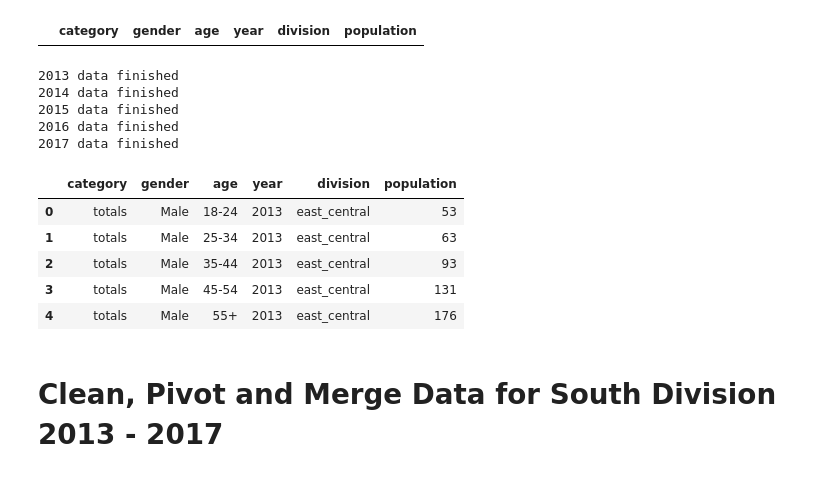
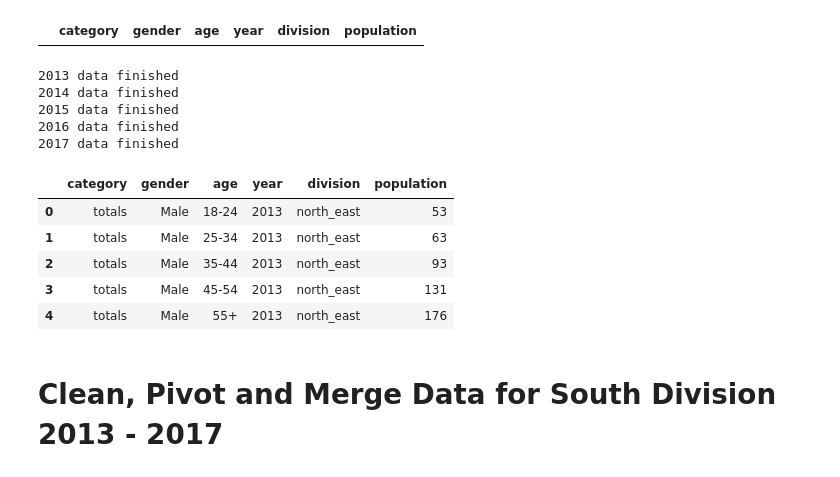
Before and after one commit to david880110/Media-Behavior-Trends-Analytics, a Jupyter notebook: data_engineering.ipynb, the cells around one changed output. Saved outputs shown, nothing was run; the diff lists cells and outputs as text; code cells hidden in the pictures.

Commit message:
refresh clean_data.csv

```diff
--- a/data_engineering.ipynb
+++ b/data_engineering.ipynb
@@ -127,39 +127,39 @@ for year in [2013, 2014, 2015, 2016, 2017]:
                     + [int(row[17])]+ [int(row[6])]\
                     + [int(row[9])] + [int(row[12])]\
                     + [int(row[15])]+ [int(row[18])]
     #print(pop_list)
 
     # create yearly data frame
     yearly_data_ne = pd.DataFrame(columns=['category','gender','age','year','division','population'])
 
     # Move values into clean_ec_data data frame
     yearly_data_ne["category"] = cat_list_final
     yearly_data_ne['gender'] = (['Male']*len(['18-24', '25-34', '35-44', '45-54', '55+'])+['Female']*len(['18-24', '25-34', '35-44', '45-54', '55+']))*len(cat_list)
     yearly_data_ne['age'] = ['18-24', '25-34', '35-44', '45-54', '55+']*len(['Male', 'Female'])*len(cat_list)
     yearly_data_ne['year'] = [year]*len(cat_list)*len(['Male', 'Female'])*len(['18-24', '25-34', '35-44', '45-54', '55+'])
-    yearly_data_ne['division'] = ['east_central']*len(cat_list)*len(['Male', 'Female'])*len(['18-24', '25-34', '35-44', '45-54', '55+'])
+    yearly_data_ne['division'] = ['north_east']*len(cat_list)*len(['Male', 'Female'])*len(['18-24', '25-34', '35-44', '45-54', '55+'])
     yearly_data_ne['population'] = pop_list
 
     #print(yearly_data_ne)
 
     # Append yearly datafram generated from loop into clean data frame
     clean_data_ne = pd.concat([clean_data_ne,yearly_data_ne], ignore_index=True)
 
     print ("{} data finished".format(year))
 
 clean_data_ne.head()
 # %% [output]
 2013 data finished
 2014 data finished
 2015 data finished
 2016 data finished
 2017 data finished
 |  | category | gender | age | year | division | population |
-| 0 | totals | Male | 18-24 | 2013 | east_central | 53 |
-| 1 | totals | Male | 25-34 | 2013 | east_central | 63 |
-| 2 | totals | Male | 35-44 | 2013 | east_central | 93 |
-| 3 | totals | Male | 45-54 | 2013 | east_central | 131 |
-| 4 | totals | Male | 55+ | 2013 | east_central | 176 |
+| 0 | totals | Male | 18-24 | 2013 | north_east | 53 |
+| 1 | totals | Male | 25-34 | 2013 | north_east | 63 |
+| 2 | totals | Male | 35-44 | 2013 | north_east | 93 |
+| 3 | totals | Male | 45-54 | 2013 | north_east | 131 |
+| 4 | totals | Male | 55+ | 2013 | north_east | 176 |
 # %% [markdown]
 # Clean, Pivot and Merge Data for South Division 2013 - 2017
 # %%
```
Also changed, not shown: 1 other file.
